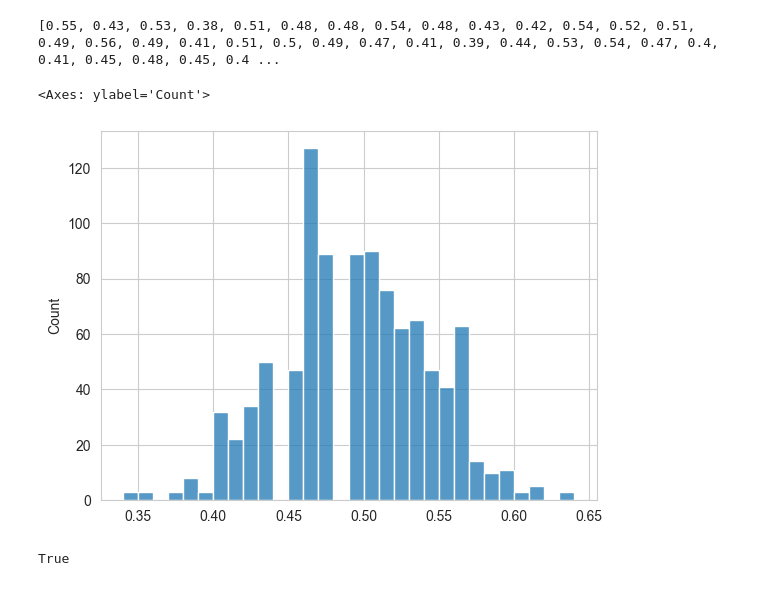
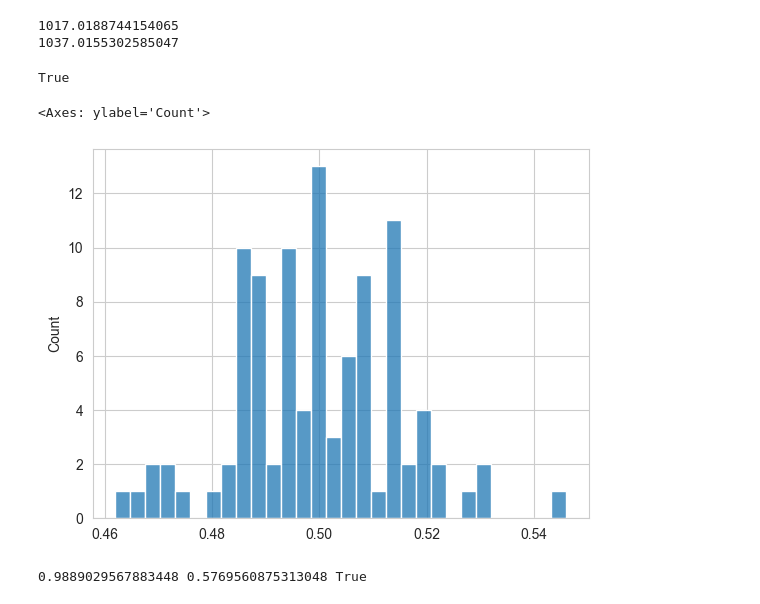
Before and after one commit to shvartzdev/pet-projects, a Jupyter notebook: Statistics/Stats_hypo.ipynb, the cells around one changed output. Drawn from its saved outputs; the diff is of its cells as text; code cells hidden in the pictures.

Commit message:
Add base distributions

```diff
--- a/Statistics/Stats_hypo.ipynb
+++ b/Statistics/Stats_hypo.ipynb
@@ -6,0 +285,6 @@ import scipy.stats as stats
+# %%
+#случайные числа из диапазона
+random_normal = []
+for i in range(100):
+    random_normal.append(random.gauss(0, 1))
+print(random_normal)
@@ -7,27 +298,41 @@ import scipy.stats as stats
+# %%
+mu = 1000   # Среднее значение (μ)
+sigma = 200  # Стандартное отклонение (σ)
+
+# Генерируем 100 случайных чисел из нормального распределения с параметрами μ и σ
+normal_distribution = np.random.normal(mu, sigma, 100)
+#print(normal_distribution)
+print(np.mean(normal_distribution))
+print(np.median(normal_distribution))
+# %% [output]
+1017.0188744154065
+1037.0155302585047
+# %%
+statistic, pvalue = stats.shapiro(normal_distribution)
+print(pvalue > 0.05)
+# %% [output]
+True
 # %%
 #n подбрасываний, m экспериментов
-n = 100
-m = 1000
+n = 1000
+m = 100
 
 p = []
 
 for i in range(m):
     sum = 0
-    for j in range(1, n):
+    for j in range(n):
         rand = round(np.random.randint(0,2), 3)
         sum += rand
     p.append(sum/n)
-print(p)
-#print(sum)
-#print(sum/n)
+#print(p)
 
 sns.histplot(x=p, bins=30)
 # %% [output]
-[0.55, 0.43, 0.53, 0.38, 0.51, 0.48, 0.48, 0.54, 0.48, 0.43, 0.42, 0.54, 0.52, 0.51, 0.49, 0.56, 0.49, 0.41, 0.51, 0.5, 0.49, 0.47, 0.41, 0.39, 0.44, 0.53, 0.54, 0.47, 0.4, 0.41, 0.45, 0.48, 0.45, 0.4 ...
+<Axes: ylabel='Count'>
-<Axes: ylabel='Count'>
-[figure, old version]
+[figure, new version]
 # %%
 statistic, pvalue = stats.shapiro(p)
-print(pvalue < 0.05)
+print(statistic, pvalue, pvalue > 0.05)
 # %% [output]
-True
+0.9889029567883448 0.5769560875313048 True
```
Also changed, not shown: parts of 29 cells of this notebook.
